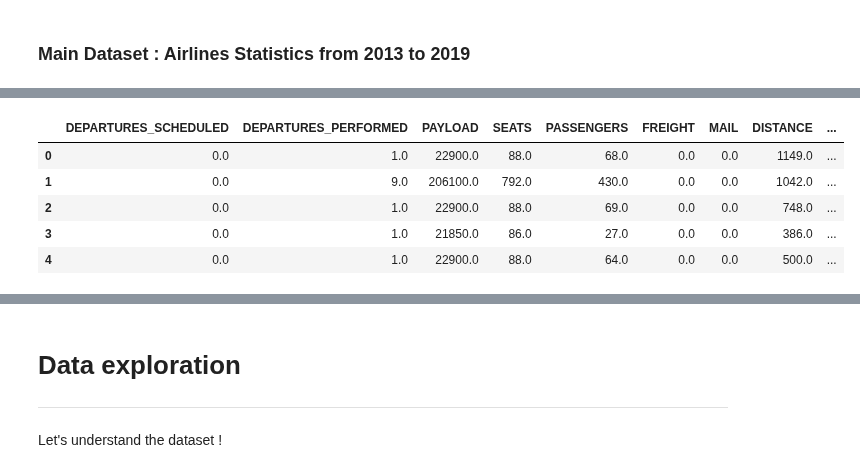
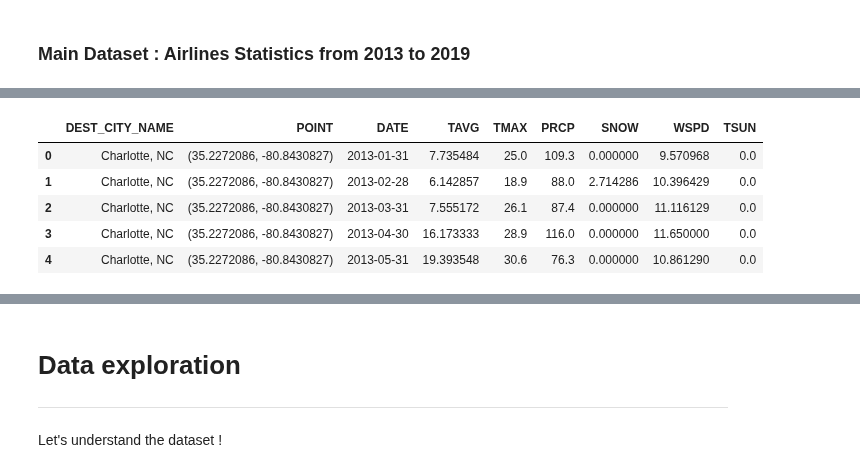
Before and after one commit to alexZajac/airlines_performance, a Jupyter notebook: airlines_performance.ipynb, the cells around one changed output, grey strips where cells are left out. Drawn from its saved outputs; the diff is of its cells as text; code cells hidden in the pictures.

```diff
--- a/airlines_performance.ipynb
+++ b/airlines_performance.ipynb
@@ -129,10 +189,10 @@ We gathered the informations by month and by companies and enriched the dataset
 # %%
-main_df = pd.read_csv("data/T_Domestic_Segment_Original_All_Years.csv", index_col=0)
-main_df.head()
+weather_df =  pd.read_csv("data/weather_dataset.csv", index_col=0)
+weather_df.head()
 # %% [output]
-|  | DEPARTURES_SCHEDULED | DEPARTURES_PERFORMED | PAYLOAD | SEATS | PASSENGERS | FREIGHT | MAIL | DISTANCE | ... |
-| 0 | 0.0 | 1.0 | 22900.0 | 88.0 | 68.0 | 0.0 | 0.0 | 1149.0 | ... |
-| 1 | 0.0 | 9.0 | 206100.0 | 792.0 | 430.0 | 0.0 | 0.0 | 1042.0 | ... |
-| 2 | 0.0 | 1.0 | 22900.0 | 88.0 | 69.0 | 0.0 | 0.0 | 748.0 | ... |
-| 3 | 0.0 | 1.0 | 21850.0 | 86.0 | 27.0 | 0.0 | 0.0 | 386.0 | ... |
-| 4 | 0.0 | 1.0 | 22900.0 | 88.0 | 64.0 | 0.0 | 0.0 | 500.0 | ... |
+|  | DEST_CITY_NAME | POINT | DATE | TAVG | TMAX | PRCP | SNOW | WSPD | TSUN |
+| 0 | Charlotte, NC | (35.2272086, -80.8430827) | 2013-01-31 | 7.735484 | 25.0 | 109.3 | 0.000000 | 9.570968 | 0.0 |
+| 1 | Charlotte, NC | (35.2272086, -80.8430827) | 2013-02-28 | 6.142857 | 18.9 | 88.0 | 2.714286 | 10.396429 | 0.0 |
+| 2 | Charlotte, NC | (35.2272086, -80.8430827) | 2013-03-31 | 7.555172 | 26.1 | 87.4 | 0.000000 | 11.116129 | 0.0 |
+| 3 | Charlotte, NC | (35.2272086, -80.8430827) | 2013-04-30 | 16.173333 | 28.9 | 116.0 | 0.000000 | 11.650000 | 0.0 |
+| 4 | Charlotte, NC | (35.2272086, -80.8430827) | 2013-05-31 | 19.393548 | 30.6 | 76.3 | 0.000000 | 10.861290 | 0.0 |
```
Also changed, not shown: parts of 42 cells of this notebook, 10 other files.
